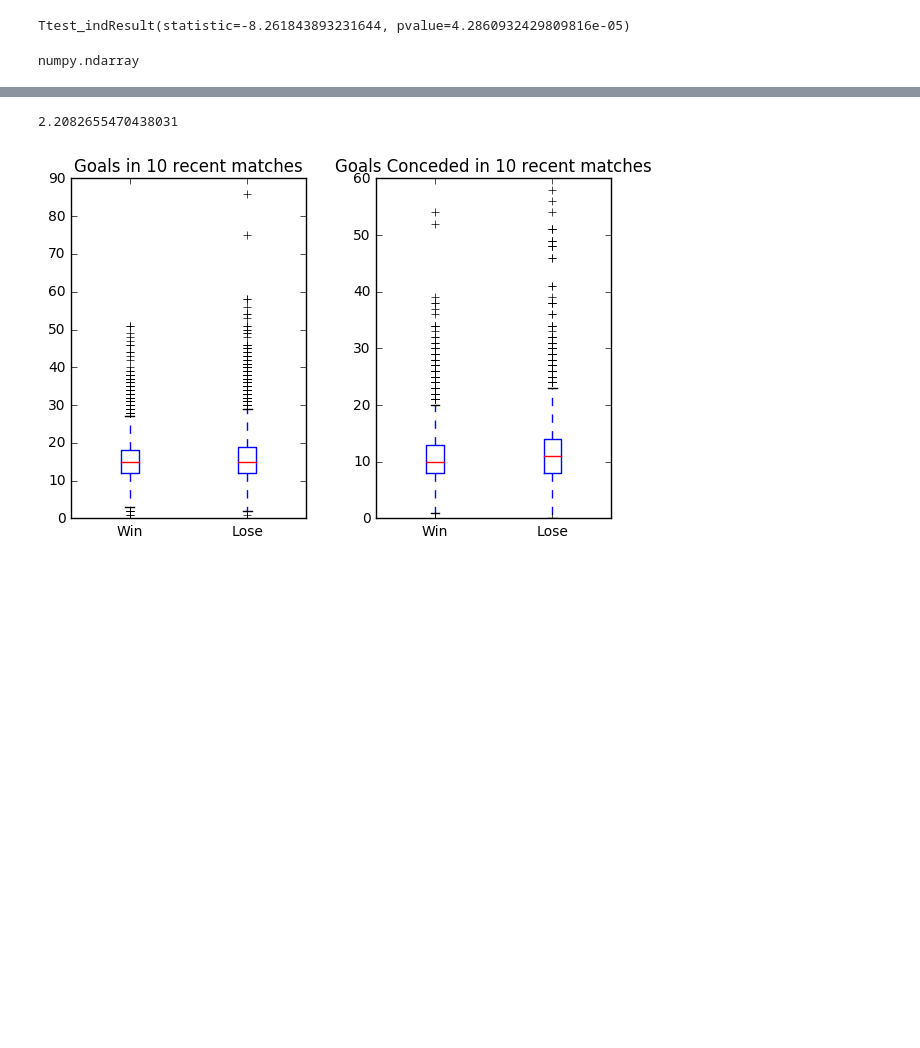
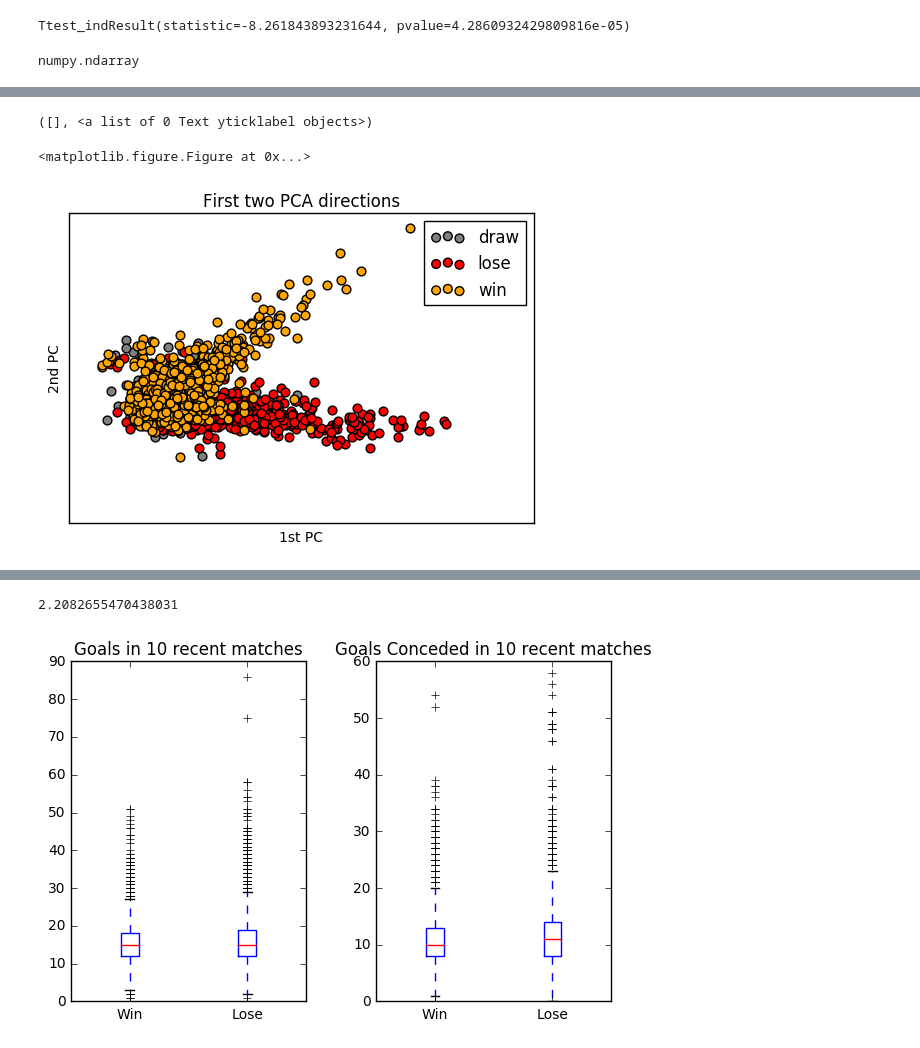
Before and after one commit to mrthlinh/FIFA-World-Cup-Prediction, a Jupyter notebook: EDA.ipynb, the cells around one changed output, grey strips where cells are left out. Drawn from its saved outputs; the diff is of its cells as text; code cells hidden in the pictures; blank space fills up the shorter version.

```diff
--- a/EDA.ipynb
+++ b/EDA.ipynb
@@ -195,0 +247,25 @@ lose_avg_odd.mean()
+# %%
+
+# plt.figure(2, figsize=(8, 6))
+plt.clf()
+fig, ax = plt.subplots()
+# Plot the training points
+labels = ['draw','lose','win']
+colors = ['gray','red','orange']
+for i in range(3):
+    ax.scatter(X_reduced[y==i, 0], X_reduced[y==i, 1], c=colors[i],label = labels[i],cmap=plt.cm.Set1,s=40,
+                edgecolor='k')
+
+
+plt.title("First two PCA directions")
+plt.xlabel("1st PC")
+plt.ylabel("2nd PC")
+ax.legend()
+# plt.xlim(x_min, x_max)
+# plt.ylim(y_min, y_max)
+plt.xticks(())
+plt.yticks(())
+# %% [output]
+([], <a list of 0 Text yticklabel objects>)
+<matplotlib.figure.Figure at 0x...>
+[figure, added]
```
Also changed, not shown: parts of 12 cells of this notebook, 4 other files.
